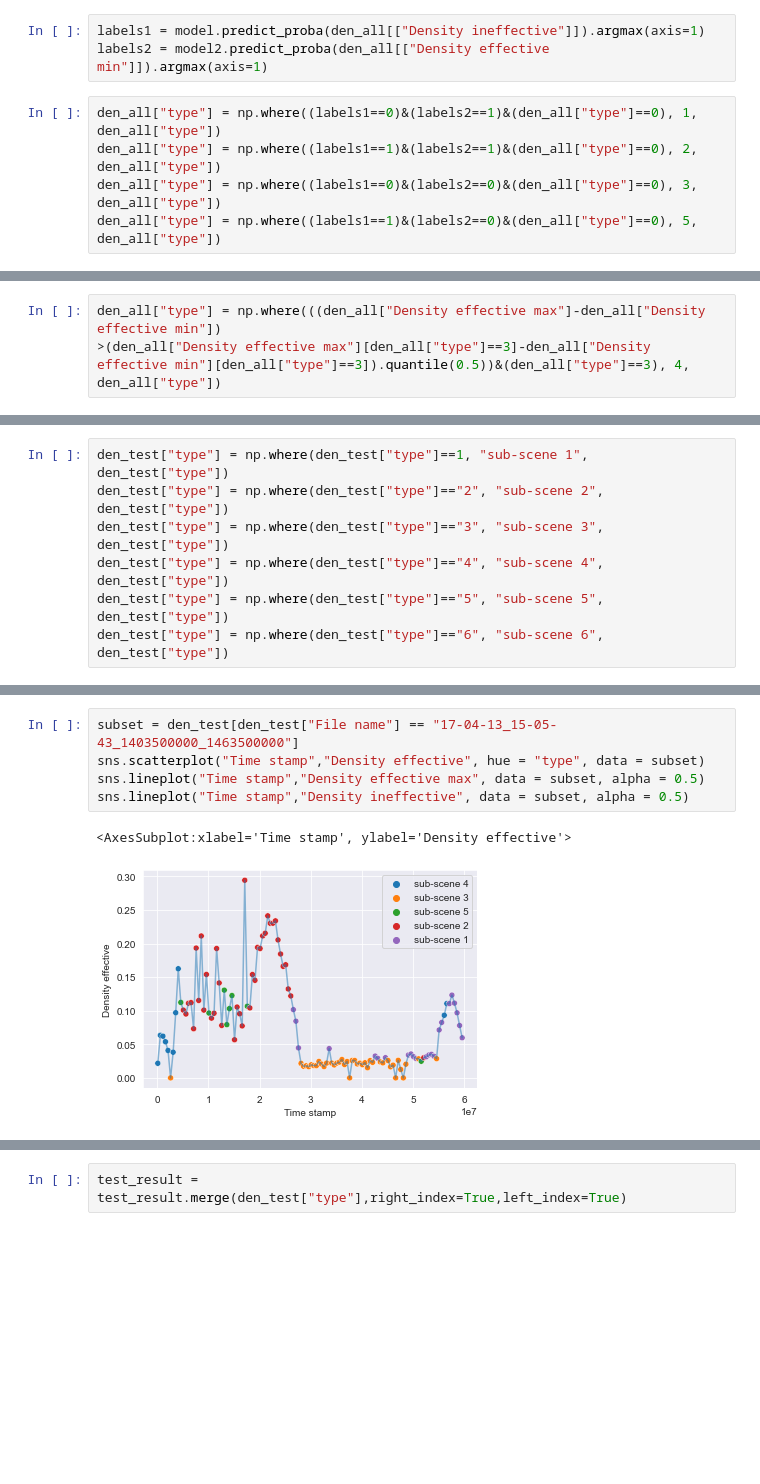
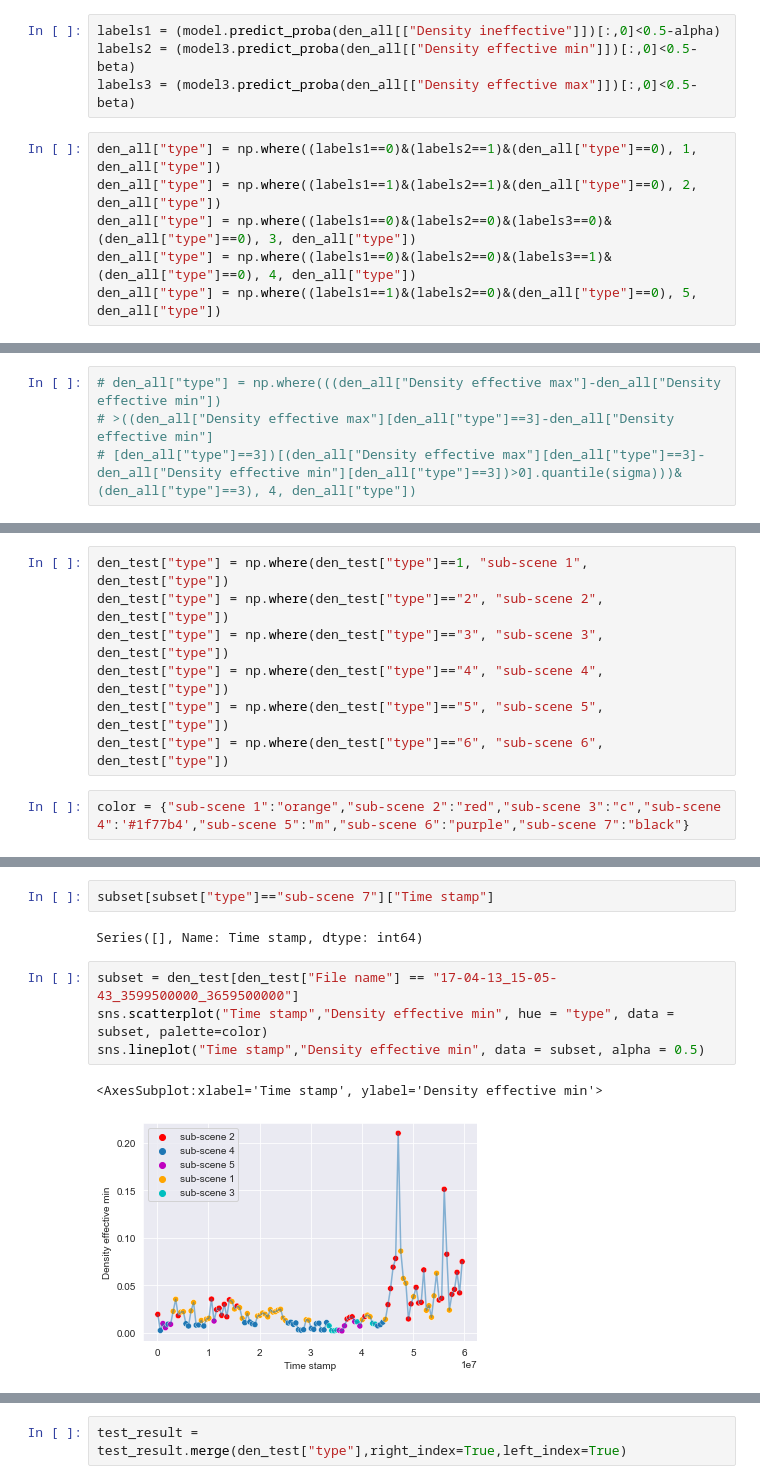
Before and after one commit to HarmoniaLeo/prophesee-automotive-dataset-toolbox, a Jupyter notebook: experiments.ipynb, the cells around one changed output, grey strips where cells are left out. Saved outputs shown, nothing was run; the diff lists cells and outputs as text; blank space fills up the shorter version.

```diff
--- a/experiments.ipynb
+++ b/experiments.ipynb
@@ -217,9 +234,11 @@ plt.show()
 # %%
-labels1 = model.predict_proba(den_all[["Density ineffective"]]).argmax(axis=1)
-labels2 = model2.predict_proba(den_all[["Density effective min"]]).argmax(axis=1)
+labels1 = (model.predict_proba(den_all[["Density ineffective"]])[:,0]<0.5-alpha)
+labels2 = (model3.predict_proba(den_all[["Density effective min"]])[:,0]<0.5-beta)
+labels3 = (model3.predict_proba(den_all[["Density effective max"]])[:,0]<0.5-beta)
 # %%
 den_all["type"] = np.where((labels1==0)&(labels2==1)&(den_all["type"]==0), 1, den_all["type"])
 den_all["type"] = np.where((labels1==1)&(labels2==1)&(den_all["type"]==0), 2, den_all["type"])
-den_all["type"] = np.where((labels1==0)&(labels2==0)&(den_all["type"]==0), 3, den_all["type"])
+den_all["type"] = np.where((labels1==0)&(labels2==0)&(labels3==0)&(den_all["type"]==0), 3, den_all["type"])
+den_all["type"] = np.where((labels1==0)&(labels2==0)&(labels3==1)&(den_all["type"]==0), 4, den_all["type"])
 den_all["type"] = np.where((labels1==1)&(labels2==0)&(den_all["type"]==0), 5, den_all["type"])
 # %%
@@ -234,3 +249,4 @@ sns.histplot(den_all["Density effective max"][den_all["type"]==3]-den_all["Densi
 # %%
-den_all["type"] = np.where(((den_all["Density effective max"]-den_all["Density effective min"])
->(den_all["Density effective max"][den_all["type"]==3]-den_all["Density effective min"][den_all["type"]==3]).quantile(0.5))&(den_all["type"]==3), 4, den_all["type"])
+# den_all["type"] = np.where(((den_all["Density effective max"]-den_all["Density effective min"])
+# >((den_all["Density effective max"][den_all["type"]==3]-den_all["Density effective min"]
+# [den_all["type"]==3])[(den_all["Density effective max"][den_all["type"]==3]-den_all["Density effective min"][den_all["type"]==3])>0].quantile(sigma)))&(den_all["type"]==3), 4, den_all["type"])
@@ -243,5 +266,7 @@ den_test["type"] = np.where(den_test["type"]=="3", "sub-scene 3", den_test["type
 den_test["type"] = np.where(den_test["type"]=="4", "sub-scene 4", den_test["type"])
 den_test["type"] = np.where(den_test["type"]=="5", "sub-scene 5", den_test["type"])
 den_test["type"] = np.where(den_test["type"]=="6", "sub-scene 6", den_test["type"])
+# %%
+color = {"sub-scene 1":"orange","sub-scene 2":"red","sub-scene 3":"c","sub-scene 4":'#1f77b4',"sub-scene 5":"m","sub-scene 6":"purple","sub-scene 7":"black"}
 # %%
 subset = den_test[den_test["File name"] == "17-04-12_19-21-02_427500000_487500000"]
@@ -266,8 +285,11 @@ sns.lineplot("Time stamp","Density ineffective", data = subset, alpha = 0.5)
+# %%
+subset[subset["type"]=="sub-scene 7"]["Time stamp"]
+# %% [output]
+Series([], Name: Time stamp, dtype: int64)
 # %%
-subset = den_test[den_test["File name"] == "17-04-13_15-05-43_1403500000_1463500000"]
-sns.scatterplot("Time stamp","Density effective", hue = "type", data = subset)
-sns.lineplot("Time stamp","Density effective max", data = subset, alpha = 0.5)
-sns.lineplot("Time stamp","Density ineffective", data = subset, alpha = 0.5)
+subset = den_test[den_test["File name"] == "17-04-13_15-05-43_3599500000_3659500000"]
+sns.scatterplot("Time stamp","Density effective min", hue = "type", data = subset, palette=color)
+sns.lineplot("Time stamp","Density effective min", data = subset, alpha = 0.5)
 # %% [output]
-<AxesSubplot:xlabel='Time stamp', ylabel='Density effective'>
+<AxesSubplot:xlabel='Time stamp', ylabel='Density effective min'>
-[figure, old version]
+[figure, new version]
```
Also changed, not shown: parts of 45 cells of this notebook, 1 other file.
